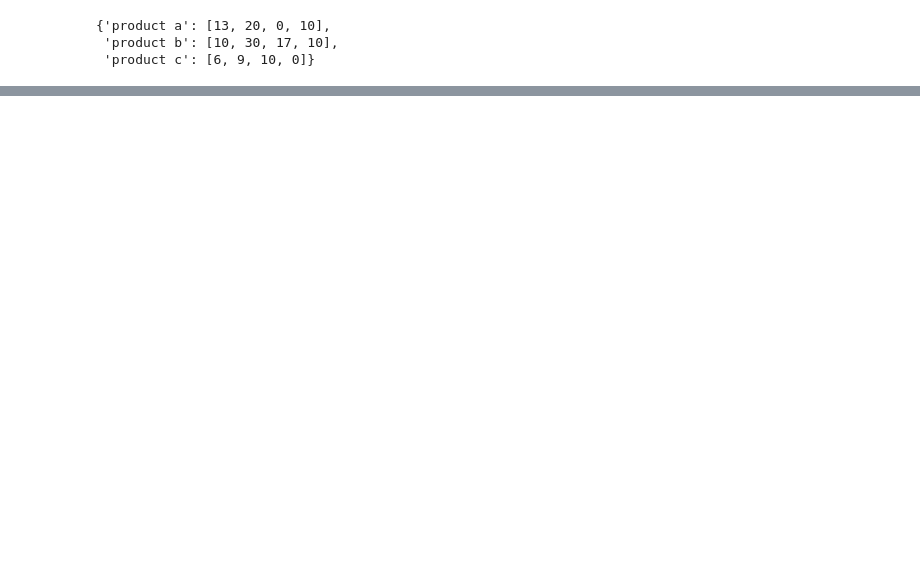
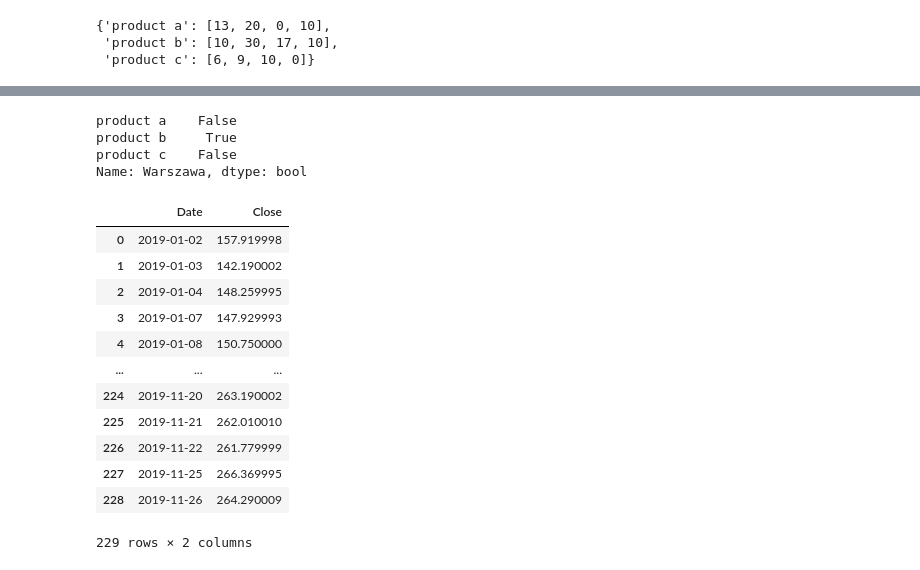
Before and after one commit to rajkonkret/PythonDataScienceAnalizaDanych-16-07-2025, a Jupyter notebook: day2/cwiczenie3.ipynb, the cells around one changed output, grey strips where cells are left out. Saved outputs shown, nothing was run; the diff lists cells and outputs as text; code cells hidden in the pictures; blank space fills up the shorter version.

```diff
--- a/day2/cwiczenie3.ipynb
+++ b/day2/cwiczenie3.ipynb
@@ -67,0 +102,25 @@ miasta = ["Kielce", "Poznań", "Warszawa", "Kraków"]
+# %%
+data.loc["Warszawa"] > 10 # sprawdzamy większe niż 10
+# %% [output]
+product a    False
+product b     True
+product c    False
+Name: Warszawa, dtype: bool
+# %%
+df = pd.read_csv('AAPL_stock_price_example.csv')
+# %%
+df
+# %% [output]
+|  | Date | Close |
+| 0 | 2019-01-02 | 157.919998 |
+| 1 | 2019-01-03 | 142.190002 |
+| 2 | 2019-01-04 | 148.259995 |
+| 3 | 2019-01-07 | 147.929993 |
+| 4 | 2019-01-08 | 150.750000 |
+| ... | ... | ... |
+| 224 | 2019-11-20 | 263.190002 |
+| 225 | 2019-11-21 | 262.010010 |
+| 226 | 2019-11-22 | 261.779999 |
+| 227 | 2019-11-25 | 266.369995 |
+| 228 | 2019-11-26 | 264.290009 |
+229 rows × 2 columns
```
Also changed, not shown: parts of 12 cells of this notebook, 1 other file.
